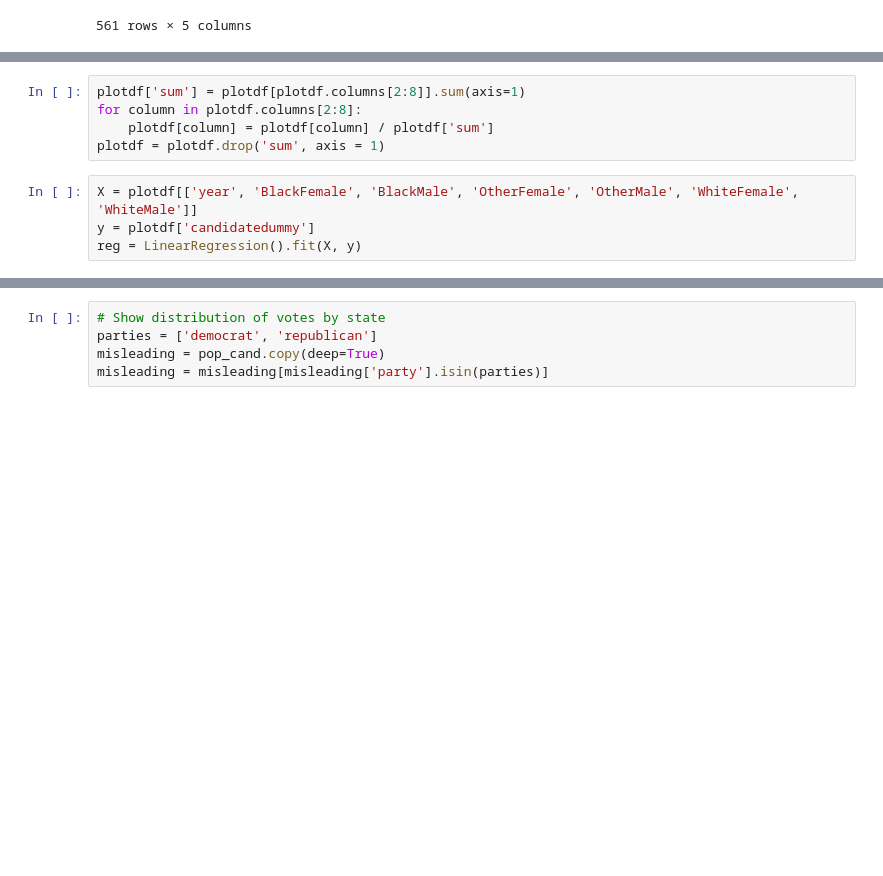
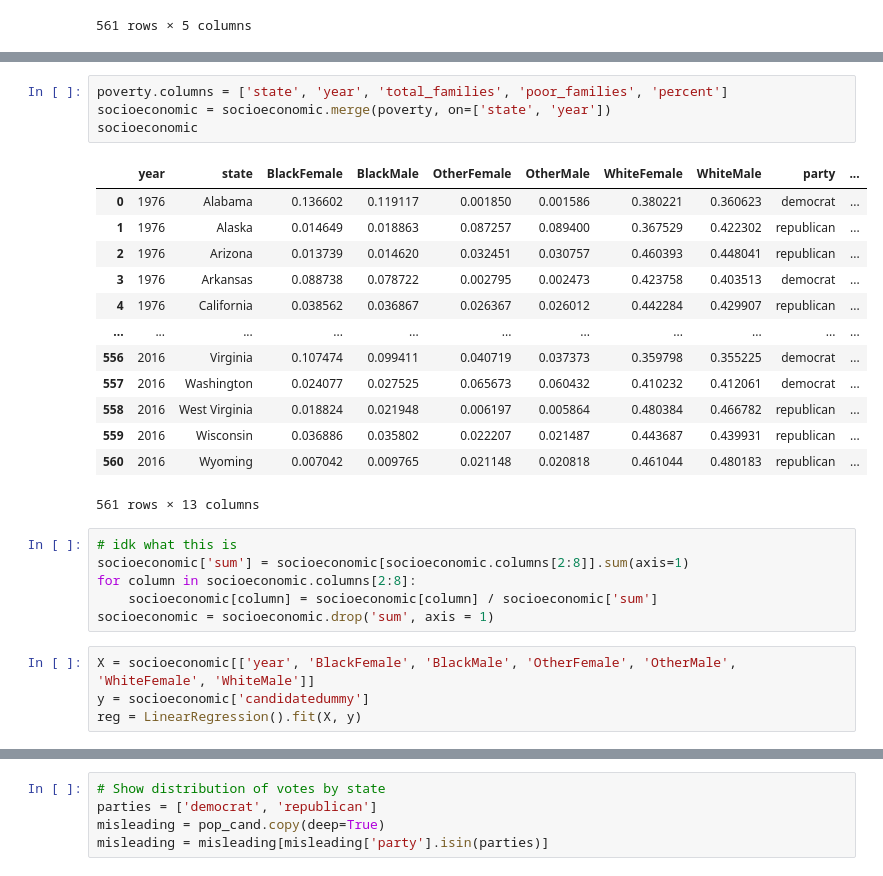
Before and after one commit to arundhingra/Final-Project, a Jupyter notebook: Final Tutorial.ipynb, the cells around one changed output, grey strips where cells are left out. Cells and saved outputs as stored; diff of their text form; blank space fills up the shorter version.

```diff
--- a/Final Tutorial.ipynb
+++ b/Final Tutorial.ipynb
@@ -301,11 +288,30 @@ plotdf['candidatedummy'] = plotdf['party'].apply(lambda x: 0 if x == 'democrat'
+# %%
+poverty.columns = ['state', 'year', 'total_families', 'poor_families', 'percent']
+socioeconomic = socioeconomic.merge(poverty, on=['state', 'year'])
+socioeconomic
+# %% [output]
+|  | year | state | BlackFemale | BlackMale | OtherFemale | OtherMale | WhiteFemale | WhiteMale | party | ... |
+| 0 | 1976 | Alabama | 0.136602 | 0.119117 | 0.001850 | 0.001586 | 0.380221 | 0.360623 | democrat | ... |
+| 1 | 1976 | Alaska | 0.014649 | 0.018863 | 0.087257 | 0.089400 | 0.367529 | 0.422302 | republican | ... |
+| 2 | 1976 | Arizona | 0.013739 | 0.014620 | 0.032451 | 0.030757 | 0.460393 | 0.448041 | republican | ... |
+| 3 | 1976 | Arkansas | 0.088738 | 0.078722 | 0.002795 | 0.002473 | 0.423758 | 0.403513 | democrat | ... |
+| 4 | 1976 | California | 0.038562 | 0.036867 | 0.026367 | 0.026012 | 0.442284 | 0.429907 | republican | ... |
+| ... | ... | ... | ... | ... | ... | ... | ... | ... | ... | ... |
+| 556 | 2016 | Virginia | 0.107474 | 0.099411 | 0.040719 | 0.037373 | 0.359798 | 0.355225 | democrat | ... |
+| 557 | 2016 | Washington | 0.024077 | 0.027525 | 0.065673 | 0.060432 | 0.410232 | 0.412061 | democrat | ... |
+| 558 | 2016 | West Virginia | 0.018824 | 0.021948 | 0.006197 | 0.005864 | 0.480384 | 0.466782 | republican | ... |
+| 559 | 2016 | Wisconsin | 0.036886 | 0.035802 | 0.022207 | 0.021487 | 0.443687 | 0.439931 | republican | ... |
+| 560 | 2016 | Wyoming | 0.007042 | 0.009765 | 0.021148 | 0.020818 | 0.461044 | 0.480183 | republican | ... |
+561 rows × 13 columns
 # %%
-plotdf['sum'] = plotdf[plotdf.columns[2:8]].sum(axis=1)
-for column in plotdf.columns[2:8]:
-    plotdf[column] = plotdf[column] / plotdf['sum']
-plotdf = plotdf.drop('sum', axis = 1)
+# idk what this is
+socioeconomic['sum'] = socioeconomic[socioeconomic.columns[2:8]].sum(axis=1)
+for column in socioeconomic.columns[2:8]:
+    socioeconomic[column] = socioeconomic[column] / socioeconomic['sum']
+socioeconomic = socioeconomic.drop('sum', axis = 1)
 # %%
-X = plotdf[['year', 'BlackFemale', 'BlackMale', 'OtherFemale', 'OtherMale', 'WhiteFemale', 'WhiteMale']]
-y = plotdf['candidatedummy']
+X = socioeconomic[['year', 'BlackFemale', 'BlackMale', 'OtherFemale', 'OtherMale', 'WhiteFemale', 'WhiteMale']]
+y = socioeconomic['candidatedummy']
 reg = LinearRegression().fit(X, y)
 # %%
 print(reg.coef_, reg.intercept_)
```
Also changed, not shown: parts of 17 cells of this notebook, 2 other files.
